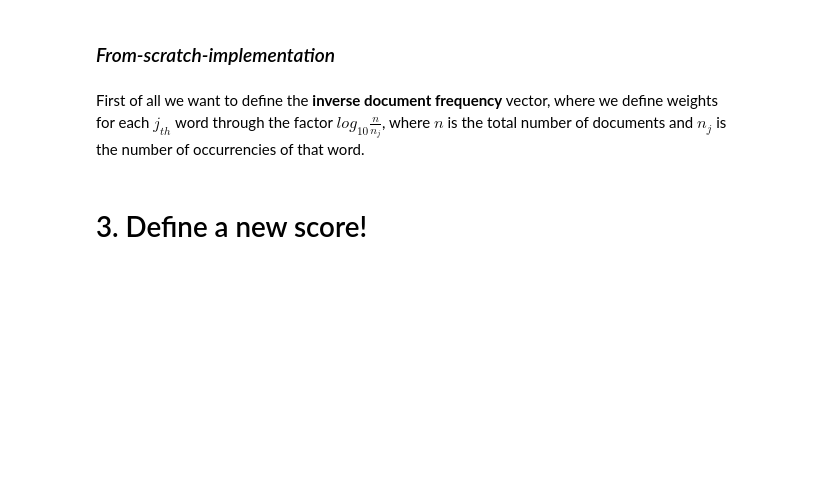
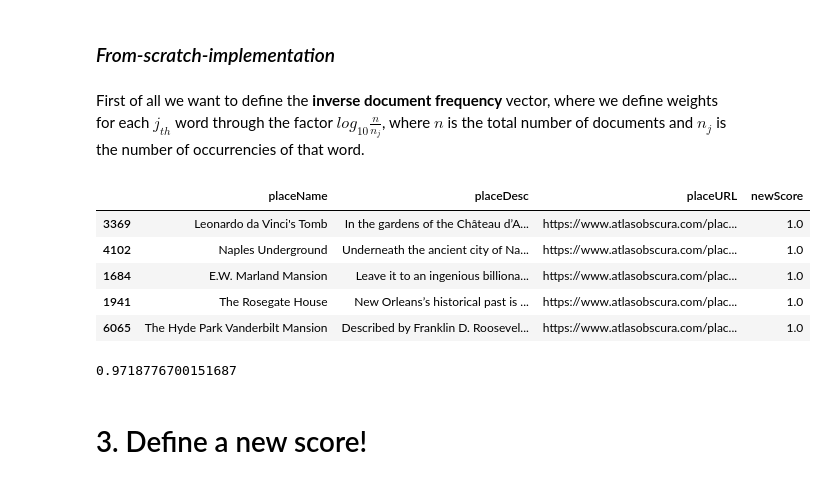
Before and after one commit to LucaFabri99/3HW-ADM-Fabri.Dinino.Aur, a Jupyter notebook: main.ipynb, the cells around one changed output. Cells and saved outputs as stored; diff of their text form; code cells hidden in the pictures; blank space fills up the shorter version.

```diff
--- a/main.ipynb
+++ b/main.ipynb
@@ -465,17 +466,69 @@ tfidf_inverted_index = {}
 for index, list_ in mostPopularPlaces['listOfWords'].iteritems():
     counter = Counter(list_)
     for word in set(list_):
-        tfidf = counter[word]*idf[word]/len(list_)
+        tf_idf = counter[word]*idf[word]/len(list_)
         if vocabulary[word] in tfidf_inverted_index:
-            tfidf_inverted_index[vocabulary[word]].append((index, tfidf))
+            tfidf_inverted_index[vocabulary[word]].append((index, tf_idf))
         else:
-            tfidf_inverted_index[vocabulary[word]] = [(index, tfidf)]
+            tfidf_inverted_index[vocabulary[word]] = [(index, tf_idf)]
 
 tfidf_inverted_index = dict(sorted(tfidf_inverted_index.items()))
 with open('tfidf_inverted_index.txt', 'w') as file:
     for word, indexing in tfidf_inverted_index.items():
         texted_indexing = str(indexing[0]) + ', ' + ', '.join(list(map(str, indexing[1:])))
         file.write('%s:%s\n' % (word, texted_indexing))
+# %%
+def cosine_similarity(v1,v2):
+    vec1 = np.array(v1)
+    vec2 = np.array(v2)
+    return np.dot(vec1,vec2)/(np.linalg.norm(vec1)*np.linalg.norm(vec2))
+# %%
+def tfidf_search_match(query,df,k):
+    result = []
+    query = ntlk_analysis(query)
+    query_tfidf = {vocabulary[term]: Counter(query)[term]*idf[term]/len(query) for term in query}
+    match = {vocabulary[term]: [] for term in query}
+
+    for key, list_of_tuples in tfidf_inverted_index.items():
+        if key in match.keys():
+            for tuple in list_of_tuples:
+                match[key].append(tuple[0])
+
+    intersec = set.intersection(*map(set,list(match.values())))
+
+    k_nearest = []
+    for index in intersec:
+        vec = []
+        for id in match.keys():
+            for tuple in tfidf_inverted_index[id]:
+                if tuple[0] == index:
+                    vec.append(tuple[1])
+        k_nearest.append((index, cosine_similarity(vec, list(query_tfidf.values()))))
+
+    heapq.heapify(k_nearest)
+    k_nearest = (heapq.nlargest(n = k, iterable = k_nearest, key = lambda x:x[1]))
+
+    for idx,score in k_nearest:
+        series = df[['placeName', 'placeDesc','placeURL']].loc[idx]
+        series['newScore'] = score
+        result.append(series)
+
+    return pd.DataFrame(result)
+# %%
+tfidf_search_match('italian garden', mostPopularPlaces,5)
+# %% [output]
+|  | placeName | placeDesc | placeURL | newScore |
+| 3369 | Leonardo da Vinci's Tomb | In the gardens of the Château d’A... | https://www.atlasobscura.com/plac... | 1.0 |
+| 4102 | Naples Underground | Underneath the ancient city of Na... | https://www.atlasobscura.com/plac... | 1.0 |
+| 1684 | E.W. Marland Mansion | Leave it to an ingenious billiona... | https://www.atlasobscura.com/plac... | 1.0 |
+| 1941 | The Rosegate House | New Orleans’s historical past is ... | https://www.atlasobscura.com/plac... | 1.0 |
+| 6065 | The Hyde Park Vanderbilt Mansion | Described by Franklin D. Roosevel... | https://www.atlasobscura.com/plac... | 1.0 |
+# %%
+a = [0.012073907877046142, 0.0010020372742354268]
+b = [0.39089276751936886, 0.12976382701348776]
+cosine_similarity(a,b)
+# %% [output]
+0.9718776700151687
 # %% [markdown]
 # 3. Define a new score!
 # %%
```
Also changed, not shown: parts of 3 cells of this notebook.
